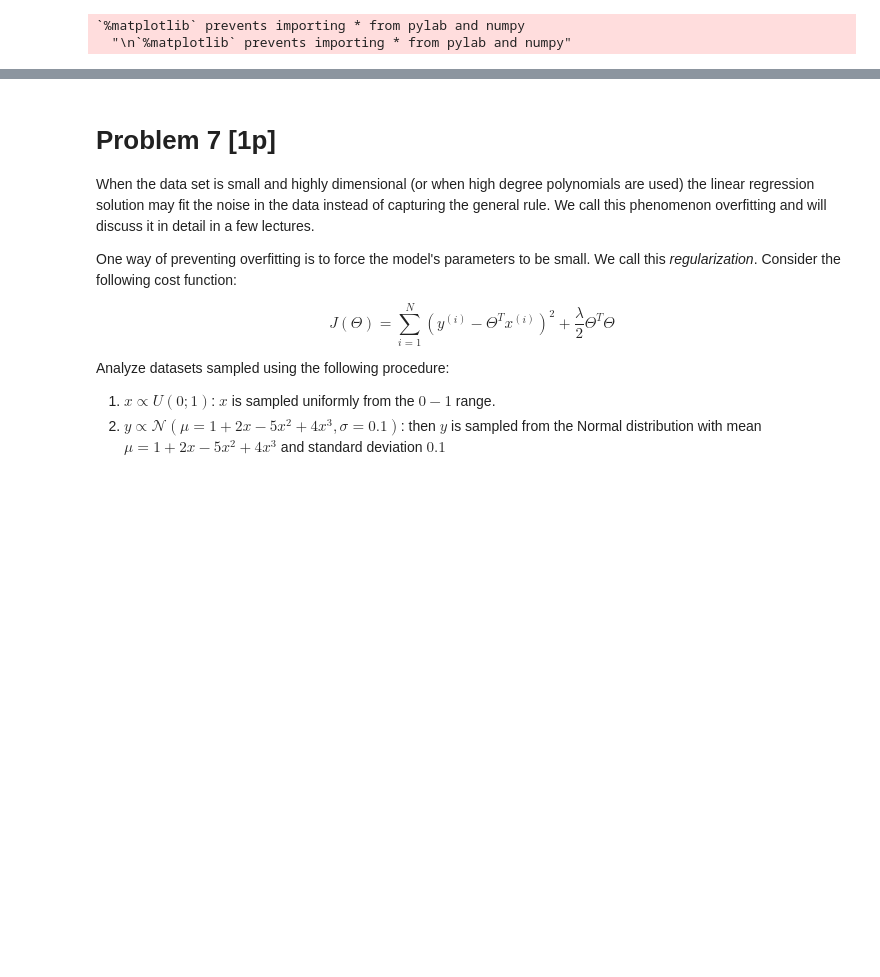
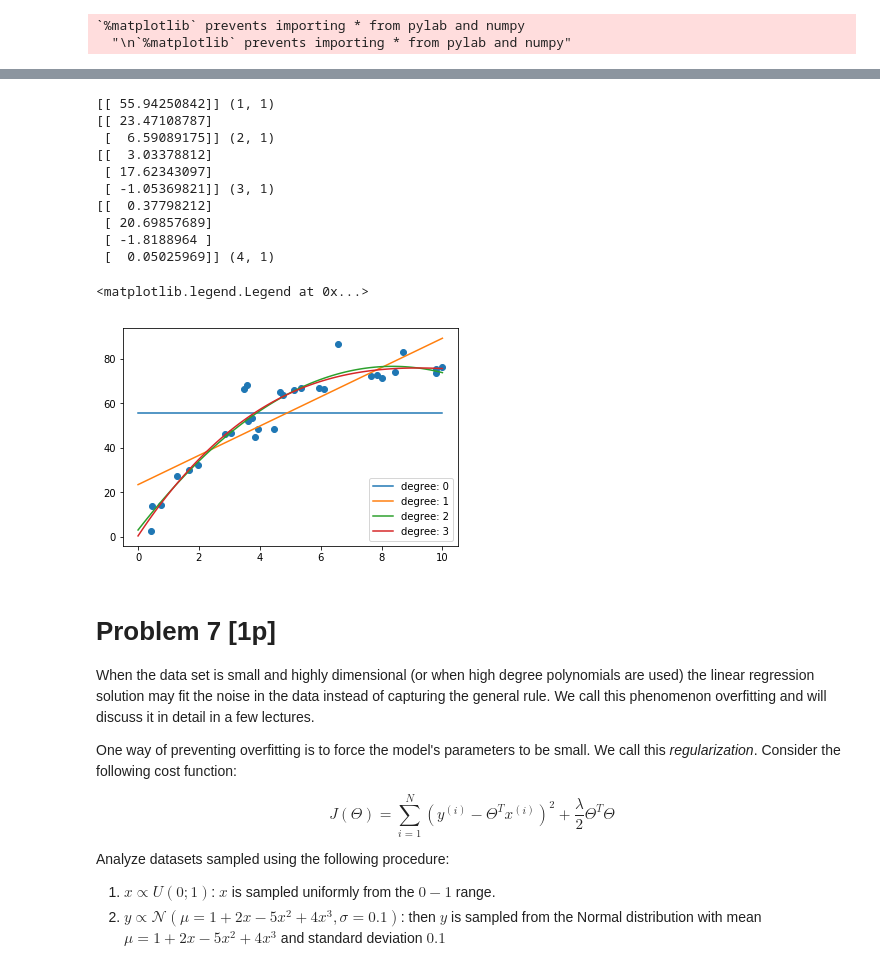
Before and after one commit to dingorth/neural_networks, a Jupyter notebook: assignment2/Assignment2.ipynb, the cells around one changed output, grey strips where cells are left out. Saved outputs shown, nothing was run; the diff lists cells and outputs as text; code cells hidden in the pictures; blank space fills up the shorter version.

```diff
--- a/assignment2/Assignment2.ipynb
+++ b/assignment2/Assignment2.ipynb
@@ -363,25 +363,38 @@ scatter(data[0], data[1]) # TODO?
 # %%
 from numpy.linalg import inv
 
 def powers_of_X(X, degree):
     powers = np.arange(degree + 1).reshape(-1,1)
     return X**powers
 
 def compute_polynomial(X, Theta):
     XP = powers_of_X(X, len(Theta) - 1) # len(Theta) x N
-    Y = TODO
+    Y = np.polyval(Theta[::-1], X) #TODO
     return Y
 
 plot_x_space = np.linspace(0,10,100)
 scatter(data[0], data[1])
 for degree in range(4):
     X = powers_of_X(data[0], degree) # Matrix d x N
     Y = data[1].reshape(1, -1)       # Matrix 1 x N
-    Theta = TODO
+    Theta = np.dot(np.dot(inv(np.dot(X, X.T)), X), Y.T) #TODO
     plot(plot_x_space, compute_polynomial(plot_x_space, Theta).ravel(),
          label="degree: %d" %(degree, ))
     print Theta, Theta.shape
 legend(loc='lower right')
+# %% [output]
+[[ 55.94250842]] (1, 1)
+[[ 23.47108787]
+ [  6.59089175]] (2, 1)
+[[  3.03378812]
+ [ 17.62343097]
+ [ -1.05369821]] (3, 1)
+[[  0.37798212]
+ [ 20.69857689]
+ [ -1.8188964 ]
+ [  0.05025969]] (4, 1)
+<matplotlib.legend.Legend at 0x...>
+[figure, added]
 # %% [markdown]
 # Problem 7 [1p]
 
```
Also changed, not shown: parts of 2 cells of this notebook.
